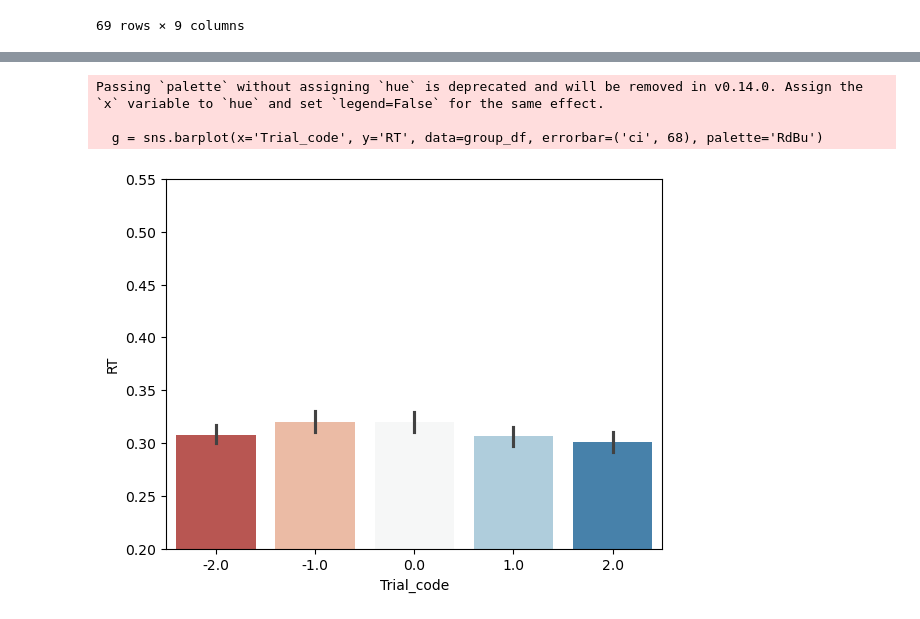
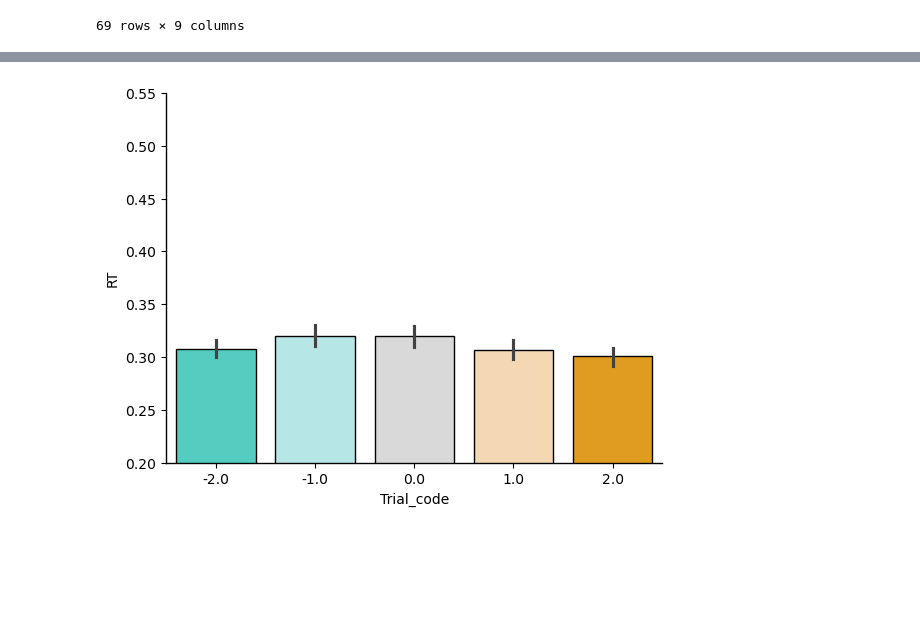
Before and after one commit to DVS-Lab/istart-mid-clean, a Jupyter notebook: code/Behave_update.ipynb, the cells around one changed output, grey strips where cells are left out. Saved outputs shown, nothing was run; the diff lists cells and outputs as text; code cells hidden in the pictures; blank space fills up the shorter version.

```diff
--- a/code/Behave_update.ipynb
+++ b/code/Behave_update.ipynb
@@ -215,62 +241,38 @@ Passing `palette` without assigning `hue` is deprecated and will be removed in v
 # %%
 import matplotlib.pyplot as plt
-import seaborn as sns
+import seaborn as sms
 from scipy import stats
 from scipy.stats import ttest_rel
 import numpy as np
 
 # Plot the barplot with y-axis range restricted
-g = sns.barplot(x='Trial_code', y='RT', data=group_df, errorbar=('ci', 68), palette='RdBu')
+#gradient_palette = ["#FF7F0E", "#FFB07C", "#D9D9D9", "#7FCDBB", "#1F78B4"]
+#gradient_palette = ["#FFA500", "#FFD8A8", "#D9D9D9", "#A7DBD8", "#008080"]
+gradient_palette = ["#40E0D0", "#AFEEEE", "#D9D9D9", "#FFD8A8", "#FFA500"]
+g = sms.barplot(x='Trial_code', y='RT', data=group_df, errorbar=('ci', 68), palette=gradient_palette)
 
 # Set the y-axis range
 plt.ylim(0.2, 0.55)
 
-# Define function to add staggered significance brackets
-def add_staggered_significance_annotations(bar_positions, heights, p_values, y_offset=0.05):
-    for i, p in enumerate(p_values):
-        if p < 0.05:
-            # Add significance level
-            significance = '*' if p < 0.05 and p >= 0.01 else '**' if p < 0.01 else ''
-
-            # Get the x and y positions for the bracket
-            x1, x2 = bar_positions[i]
-            stagger = i * y_offset  # Stagger the brackets by an increasing offset
-            y = max(heights[i][0], heights[i][1]) + 0.05 + stagger  # Dynamic y position
-
-            # Debugging: Print coordinates of the bracket
-            print(f"Bracket coordinates: x1={x1}, x2={x2}, y={y}")
-
-            # Add the bracket and asterisks
-            plt.plot([x1, x1, x2, x2], [y, y+0.02, y+0.02, y], lw=1.5, color='black')
-            plt.text((x1 + x2) * .5, y + 0.03, significance, ha='center', color='black')
-
-# Perform pairwise t-tests between groups
-unique_trial_types = group_df['Trial_code'].unique()
-p_values = []
-bar_positions = []
-heights = []
-
-for i, trial_1 in enumerate(unique_trial_types):
-    for j, trial_2 in enumerate(unique_trial_types):
-        if i < j:
-            group1 = group_df[group_df['Trial_code'] == trial_1]['RT']
-            group2 = group_df[group_df['Trial_code'] == trial_2]['RT']
-
-            # Perform t-test
-            t_stat, p_value = stats.ttest_rel(group1, group2)
-            p_values.append(p_value)
-
-            # Print the comparison and stats
-            print(f"Comparing {trial_1} vs {trial_2}:")
-            print(f"t-statistic = {t_stat:.4f}, p-value = {p_value:.4f}")
-            print('-' * 50)
-
-            # Get the positions and heights of the bars
-            bar_positions.append([i, j])
-            heights.append([group1.median(), group2.median()])
-
 # Add staggered significance annotations to the plot
 #add_staggered_significance_annotations(bar_positions, heights, p_values)
+
+# Add outlines to each bar
+for bar in g.patches:
+    bar.set_edgecolor("black")  # Black outline
+    bar.set_linewidth(1)        # Outline thickness
+
+# Remove the top and right spines (borders)
+g.spines['top'].set_visible(False)
+g.spines['right'].set_visible(False)
+
+# Ensure x and y axes retain their black spines
+g.spines['left'].set_color("black")
+g.spines['bottom'].set_color("black")
+
+# Optional: Adjust the thickness of the remaining spines
+g.spines['left'].set_linewidth(1)
+g.spines['bottom'].set_linewidth(1)
 
 # Show the plot
 plt.savefig('group-RT.svg', format='svg')
@@ -296,7 +284,4 @@ t-statistic = -2.5270, p-value = 0.0144
-Passing `palette` without assigning `hue` is deprecated and will be removed in v0.14.0. Assign the `x` variable to `hue` and set `legend=False` for the same effect.
-
-  g = sns.barplot(x='Trial_code', y='RT', data=group_df, errorbar=('ci', 68), palette='RdBu')
-[figure, old version]
+[figure, new version]
 # %%
 # Plot avg. RT for individual subs
 # sub-1016, 1247, 1249 all low VBeta
```
Also changed, not shown: parts of 11 cells of this notebook, 6 other files.
